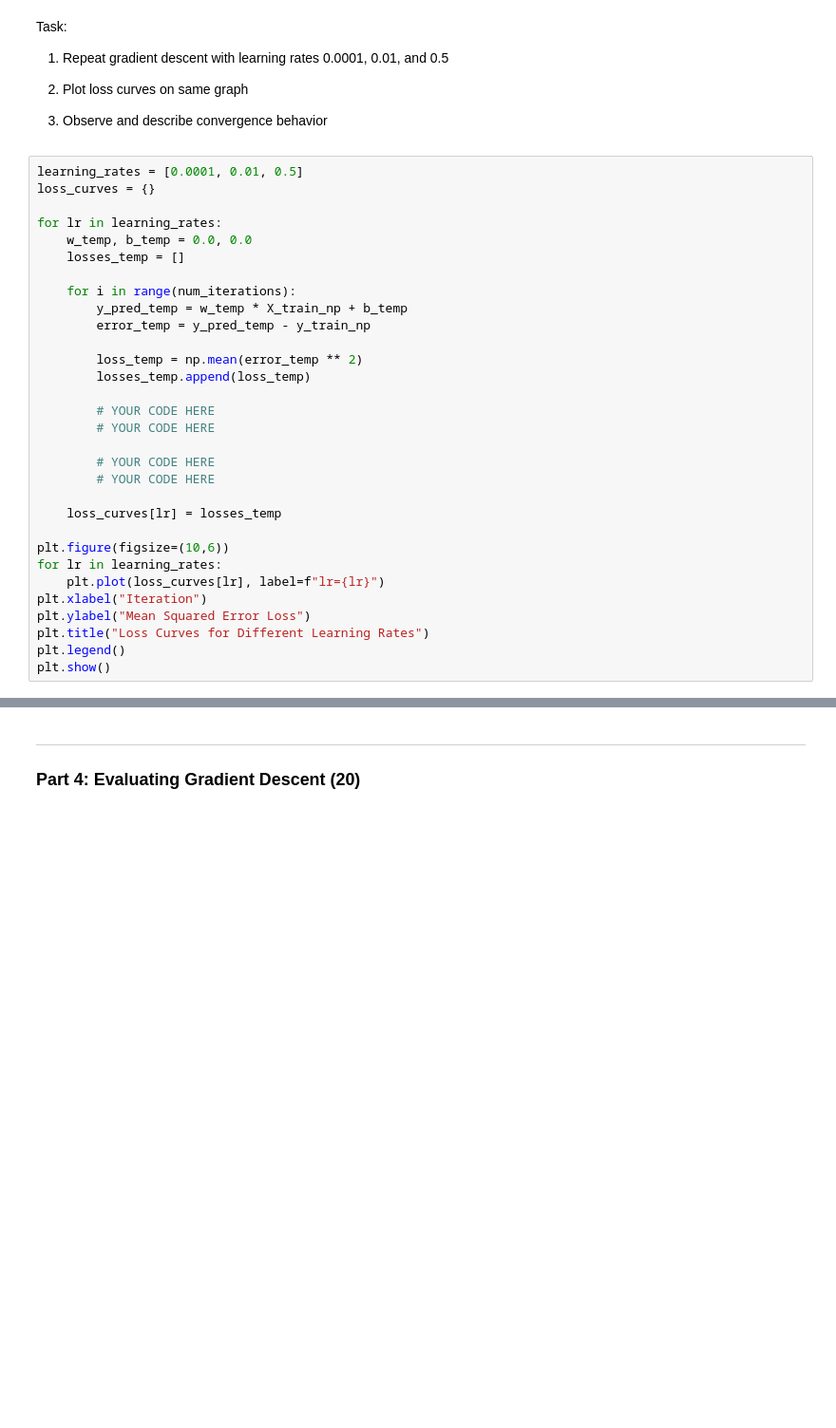
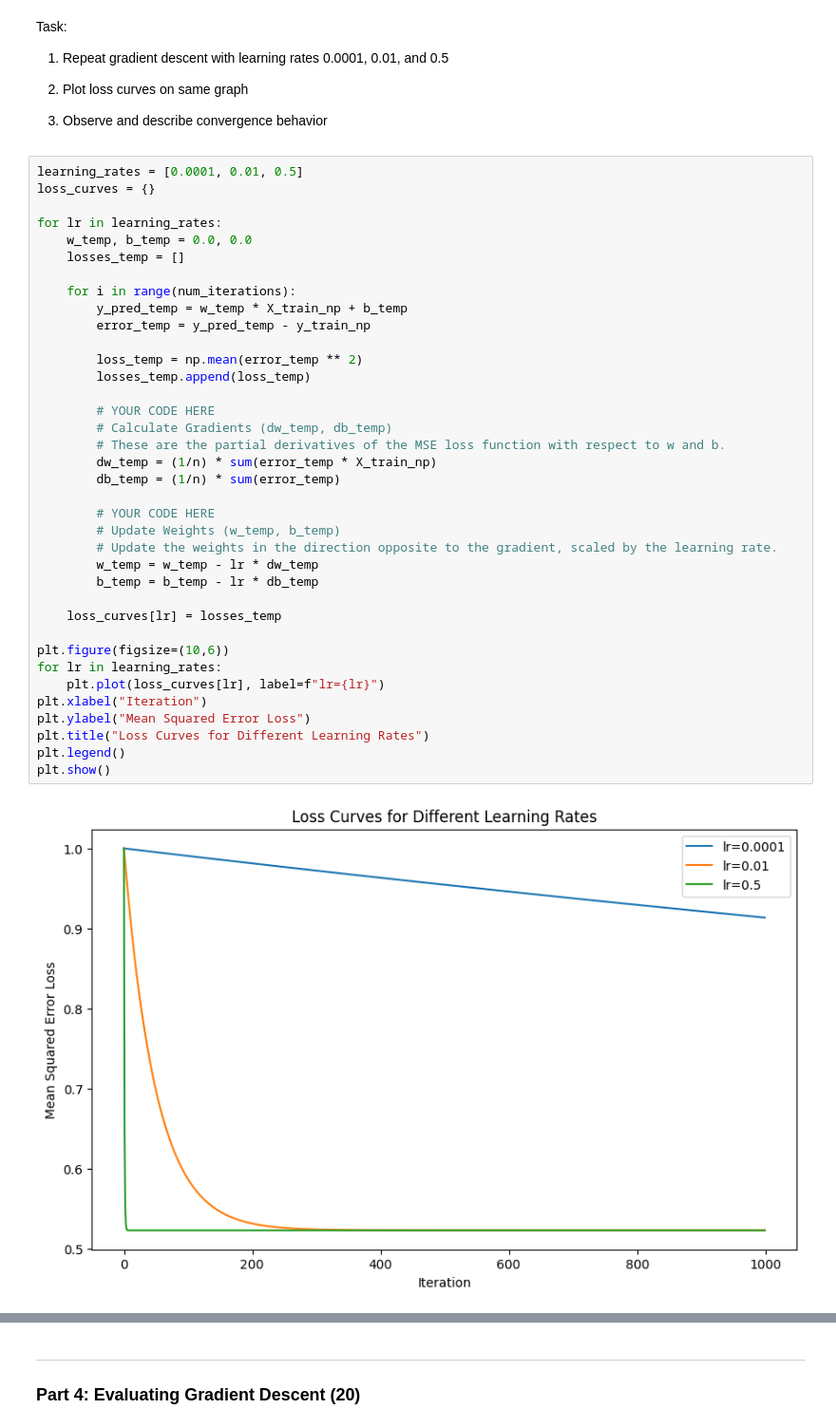
Before and after one commit to iotpelican/ml-llm-course-work, a Jupyter notebook: ss_T27_hw_03_main.ipynb, the cells around one changed output, grey strips where cells are left out. Shown: that part at 95% size. Cells and saved outputs as stored; diff of their text form; blank space fills up the shorter version.

```diff
--- a/ss_T27_hw_03_main.ipynb
+++ b/ss_T27_hw_03_main.ipynb
@@ -171,31 +299,39 @@ Task:
 # %%
 learning_rates = [0.0001, 0.01, 0.5]
 loss_curves = {}
 
 for lr in learning_rates:
     w_temp, b_temp = 0.0, 0.0
     losses_temp = []
 
     for i in range(num_iterations):
         y_pred_temp = w_temp * X_train_np + b_temp
         error_temp = y_pred_temp - y_train_np
 
         loss_temp = np.mean(error_temp ** 2)
         losses_temp.append(loss_temp)
 
         # YOUR CODE HERE
-        # YOUR CODE HERE
+        # Calculate Gradients (dw_temp, db_temp)
+        # These are the partial derivatives of the MSE loss function with respect to w and b.
+        dw_temp = (1/n) * sum(error_temp * X_train_np)
+        db_temp = (1/n) * sum(error_temp)
 
         # YOUR CODE HERE
-        # YOUR CODE HERE
+        # Update Weights (w_temp, b_temp)
+        # Update the weights in the direction opposite to the gradient, scaled by the learning rate.
+        w_temp = w_temp - lr * dw_temp
+        b_temp = b_temp - lr * db_temp
 
     loss_curves[lr] = losses_temp
 
 plt.figure(figsize=(10,6))
 for lr in learning_rates:
     plt.plot(loss_curves[lr], label=f"lr={lr}")
 plt.xlabel("Iteration")
 plt.ylabel("Mean Squared Error Loss")
 plt.title("Loss Curves for Different Learning Rates")
 plt.legend()
 plt.show()
+# %% [output]
+[figure, added]
```
Also changed, not shown: parts of 15 cells of this notebook.
